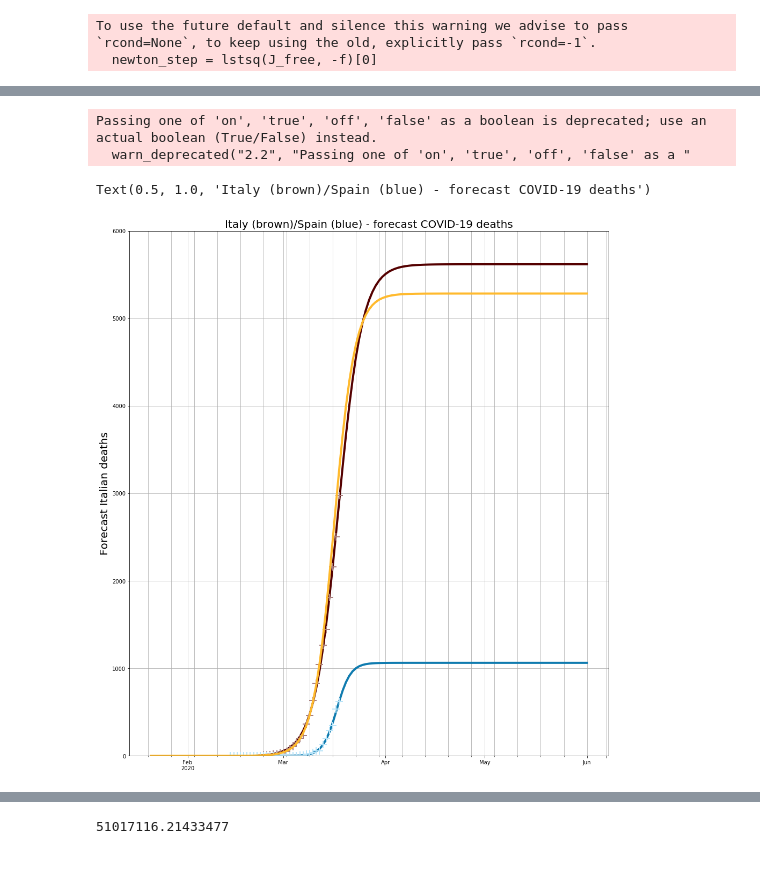
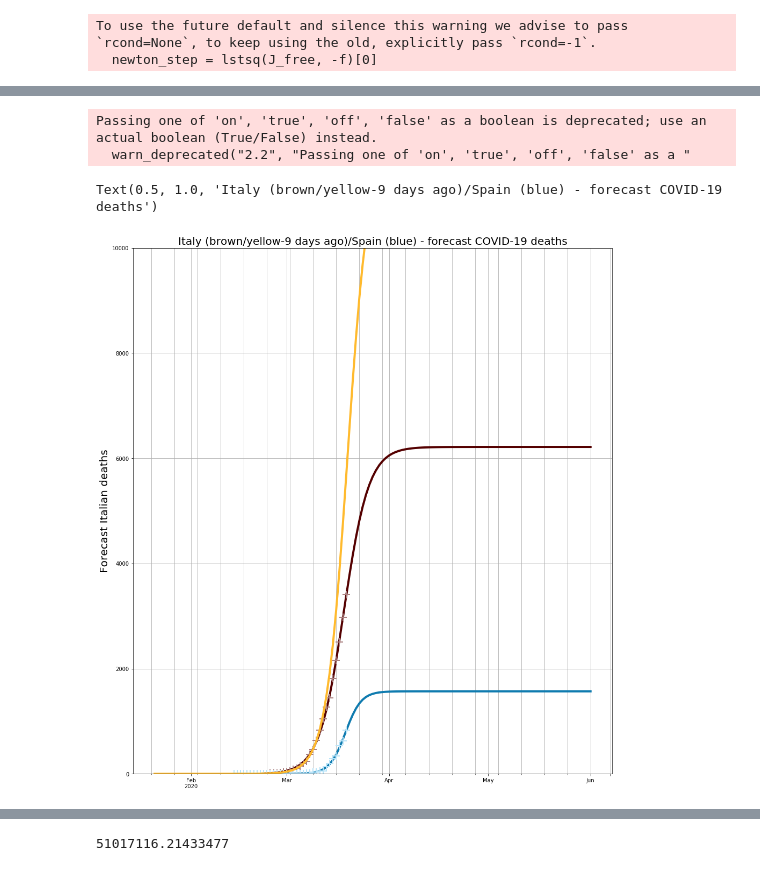
Before and after one commit to djhume/COVID-19, a Jupyter notebook: COVID-19.ipynb, the cells around one changed output, grey strips where cells are left out. Cells and saved outputs as stored; diff of their text form; code cells hidden in the pictures.

```diff
--- a/COVID-19.ipynb
+++ b/COVID-19.ipynb
@@ -516,3 +510,6 @@ fs_US = fit_sigmoid(RoW_D3['US'], p0=[375000, date2num(datetime(2020,4,7)), 0.30
 [375000, 737522.0, 0.305, 10]
 To use the future default and silence this warning we advise to pass `rcond=None`, to keep using the old, explicitly pass `rcond=-1`.
   newton_step = lstsq(J_free, -f)[0]
+# %%
+
+fs_Italy_10_days_ago = fit_sigmoid(RoW_D3['Italy'][:-9], p0=[375000, date2num(datetime(2020,3,25)), 0.305, 10], end_date=datetime(2020,6,1))
@@ -519,27 +520,27 @@ To use the future default and silence this warning we advise to pass `rcond=None
 # %%
 start_time="2020/2/14"
 end_time="2020/6/1"
 
 fig = plt.figure(1, figsize=[16,18])
 ax = fig.add_subplot(111)
 fs_Italy[start_time: end_time].Forecast.plot(ax=ax, lw=4)
 fs_Italy[start_time: end_time].Reported.plot(ax=ax, marker="+", lw=0, ms=14, mew=2)
 fs_Spain[start_time: end_time].Forecast.plot(ax=ax, lw=4)
 fs_Spain[start_time: end_time].Reported.plot(ax=ax, marker="+", lw=0, ms=14, mew=2)
 #fs_Iran[start_time: end_time].Forecast.plot(ax=ax, lw=4)
 #fs_Iran[start_time: end_time].Reported.plot(ax=ax, marker="+", lw=0, ms=14, mew=2)
 #fs_US[start_time: end_time].Forecast.plot(ax=ax, lw=4)
 #fs_US[start_time: end_time].Reported.plot(ax=ax, marker="+", lw=0, ms=14, mew=2)
 #fs_France[start_time: end_time].Forecast.plot(ax=ax, lw=4)
 #fs_France[start_time: end_time].Reported.plot(ax=ax, marker="+", lw=0, ms=14, mew=2)
 fs_Italy_10_days_ago.Forecast.plot(ax=ax, lw=4)
 grid('on', which='both')
-ylim([0, 6000])
+ylim([0, 10000])
 
 ax.set_ylabel('Forecast Italian deaths', fontsize=20)
-ax.set_title('Italy (brown)/Spain (blue) - forecast COVID-19 deaths', fontsize=20)
+ax.set_title('Italy (brown/yellow-9 days ago)/Spain (blue) - forecast COVID-19 deaths', fontsize=20)
 # %% [output]
 Passing one of 'on', 'true', 'off', 'false' as a boolean is deprecated; use an actual boolean (True/False) instead.
   warn_deprecated("2.2", "Passing one of 'on', 'true', 'off', 'false' as a "
-Text(0.5, 1.0, 'Italy (brown)/Spain (blue) - forecast COVID-19 deaths')
+Text(0.5, 1.0, 'Italy (brown/yellow-9 days ago)/Spain (blue) - forecast COVID-19 deaths')
-[figure, old version]
+[figure, new version]
```
Also changed, not shown: parts of 38 cells of this notebook.
